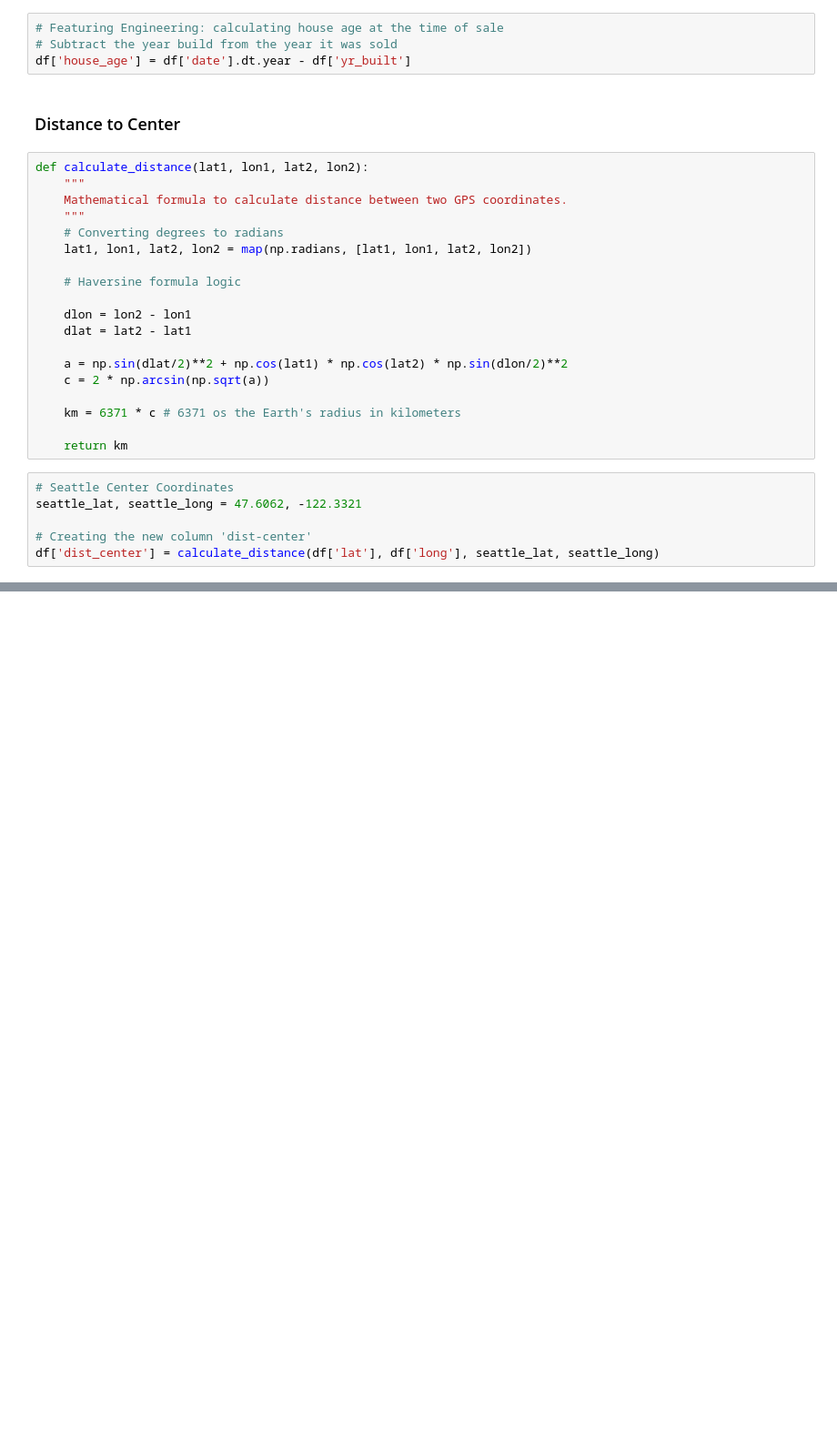
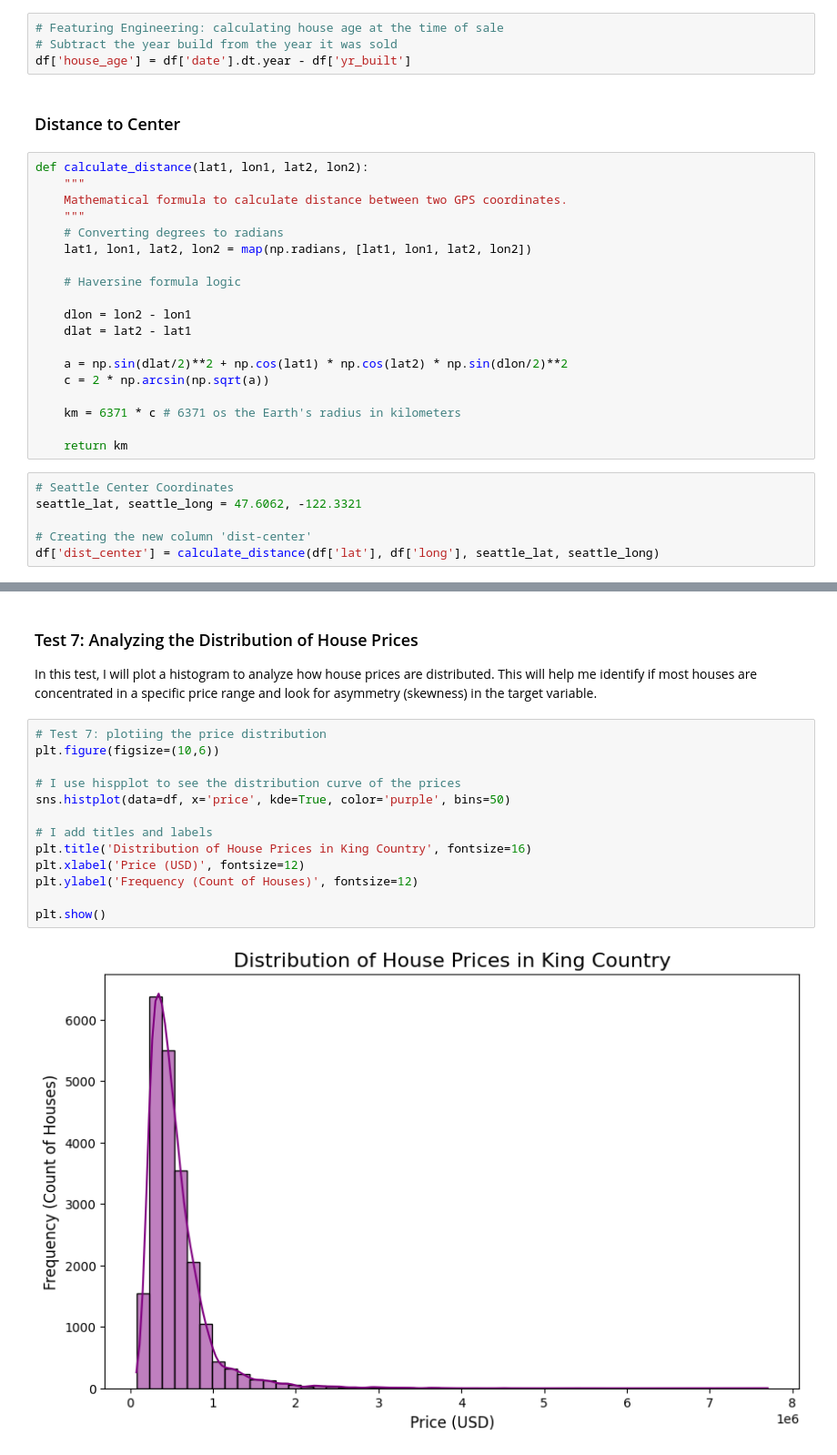
Before and after one commit to Rafaeldovale/property-price-prediction, a Jupyter notebook: notebooks/housing_analysis.ipynb, the cells around one changed output, grey strips where cells are left out. Shown at 91% size. Cells and saved outputs as stored; diff of their text form; blank space fills up the shorter version.

```diff
--- a/notebooks/housing_analysis.ipynb
+++ b/notebooks/housing_analysis.ipynb
@@ -49,0 +192,20 @@ df['dist_center'] = calculate_distance(df['lat'], df['long'], seattle_lat, seatt
+# %% [markdown]
+### Test 7: Analyzing the Distribution of House Prices
+In this test, I will plot a histogram to analyze how house prices are distributed.
+This will help me identify if most houses are concentrated in a specific price range
+and look for asymmetry (skewness) in the target variable.
+# %%
+# Test 7: plotiing the price distribution
+plt.figure(figsize=(10,6))
+
+# I use hispplot to see the distribution curve of the prices
+sns.histplot(data=df, x='price', kde=True, color='purple', bins=50)
+
+# I add titles and labels
+plt.title('Distribution of House Prices in King Country', fontsize=16)
+plt.xlabel('Price (USD)', fontsize=12)
+plt.ylabel('Frequency (Count of Houses)', fontsize=12)
+
+plt.show()
+# %% [output]
+[figure, added]
```
Also changed, not shown: parts of 23 cells of this notebook, 7 other files.
